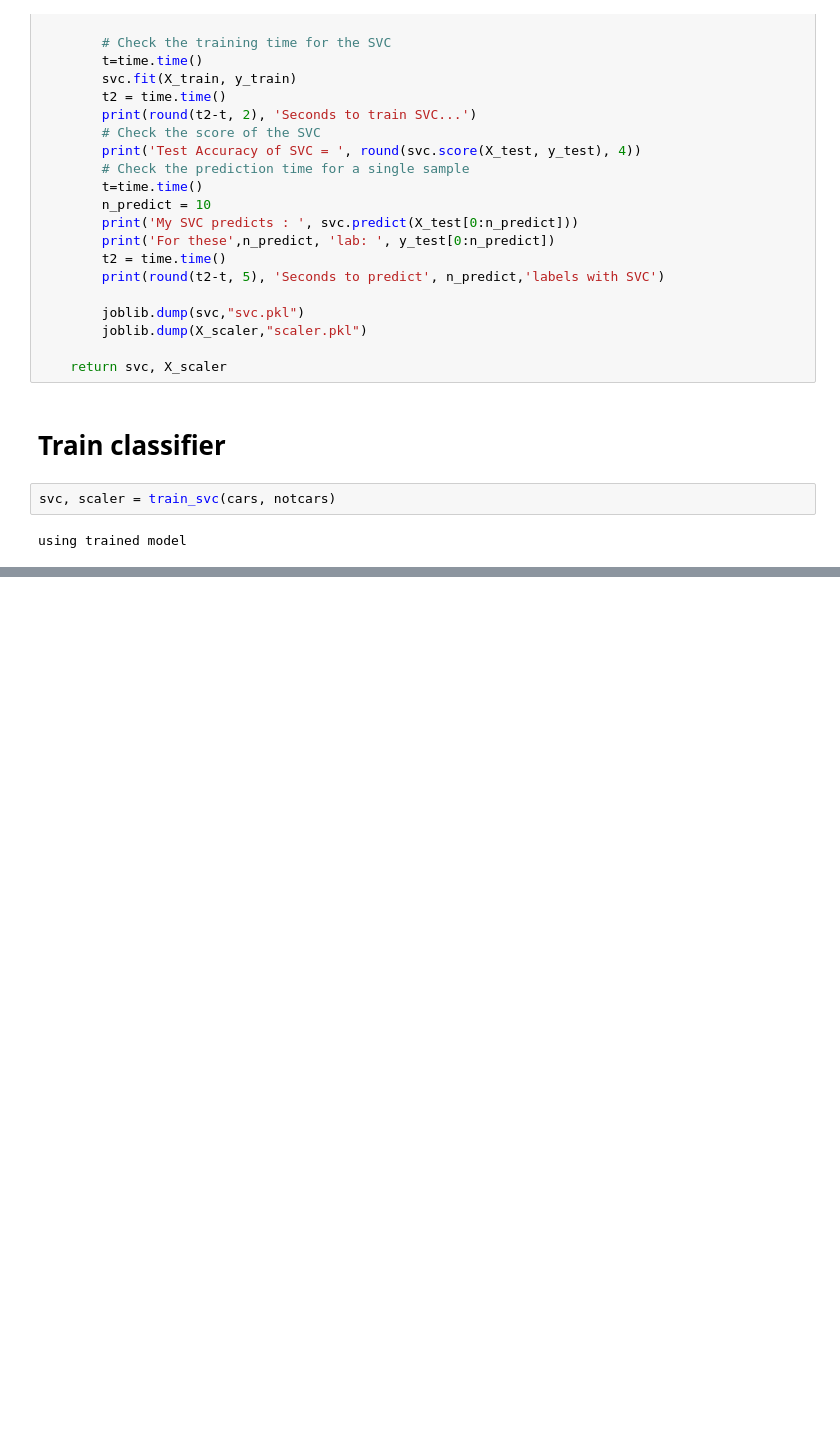
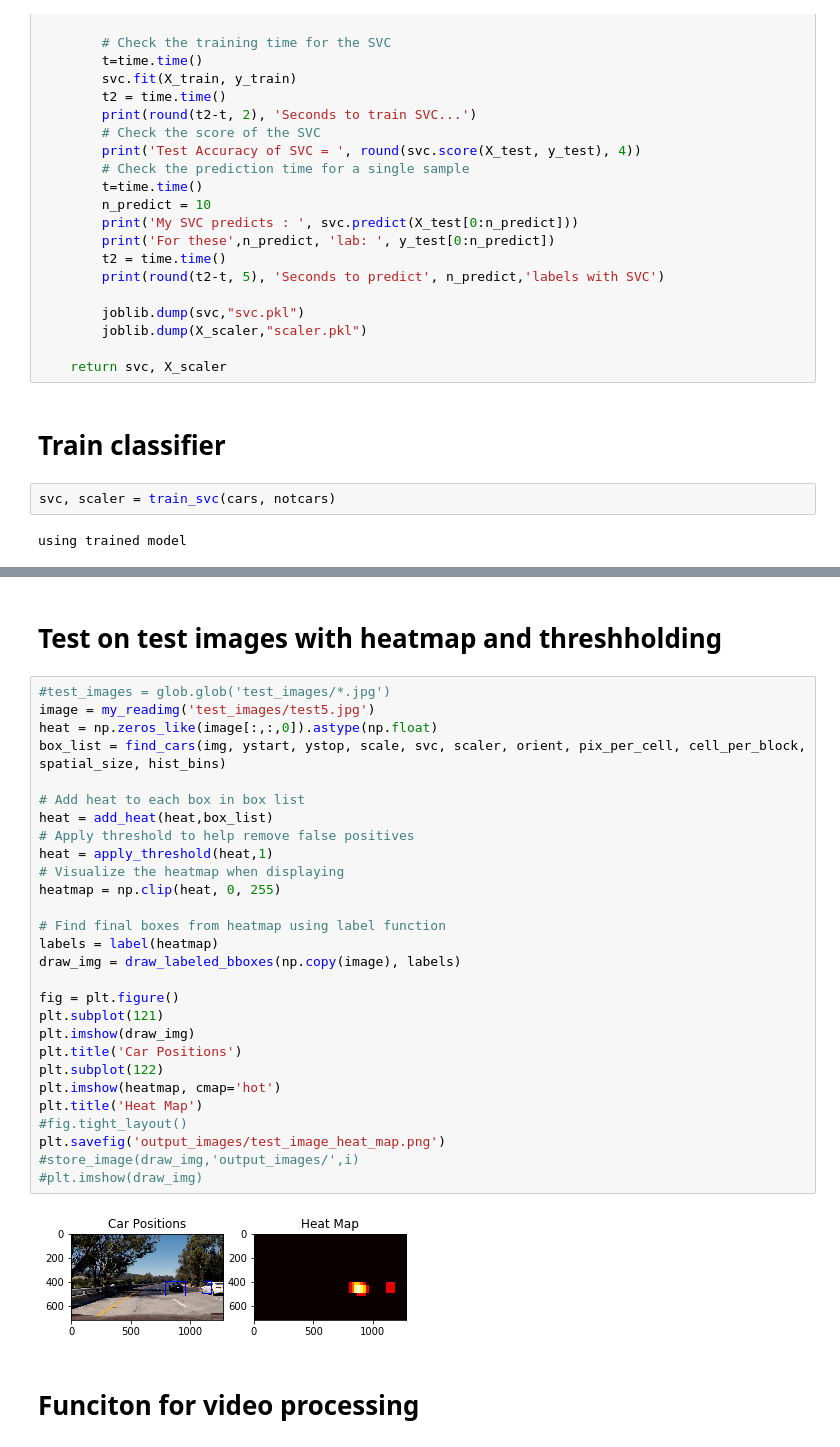
Before and after one commit to ahubi/CarND-Vehicle-Detection, a Jupyter notebook: vehicle_detection.ipynb, the cells around one changed output, grey strips where cells are left out. Saved outputs shown, nothing was run; the diff lists cells and outputs as text; blank space fills up the shorter version.

Commit message:
add heat map code

```diff
--- a/vehicle_detection.ipynb
+++ b/vehicle_detection.ipynb
@@ -415,0 +444,34 @@ def process_image(img):
+# %% [markdown]
+# Test on test images with heatmap and threshholding
+# %%
+#test_images = glob.glob('test_images/*.jpg')
+image = my_readimg('test_images/test5.jpg')
+heat = np.zeros_like(image[:,:,0]).astype(np.float)
+box_list = find_cars(img, ystart, ystop, scale, svc, scaler, orient, pix_per_cell, cell_per_block, spatial_size, hist_bins)
+
+# Add heat to each box in box list
+heat = add_heat(heat,box_list)
+# Apply threshold to help remove false positives
+heat = apply_threshold(heat,1)
+# Visualize the heatmap when displaying
+heatmap = np.clip(heat, 0, 255)
+
+# Find final boxes from heatmap using label function
+labels = label(heatmap)
+draw_img = draw_labeled_bboxes(np.copy(image), labels)
+
+fig = plt.figure()
+plt.subplot(121)
+plt.imshow(draw_img)
+plt.title('Car Positions')
+plt.subplot(122)
+plt.imshow(heatmap, cmap='hot')
+plt.title('Heat Map')
+#fig.tight_layout()
+plt.savefig('output_images/test_image_heat_map.png')
+#store_image(draw_img,'output_images/',i)
+#plt.imshow(draw_img)
+# %% [output]
+[figure, added]
+# %% [markdown]
+# Funciton for video processing
```
Also changed, not shown: parts of 7 cells of this notebook, 8 other files.
